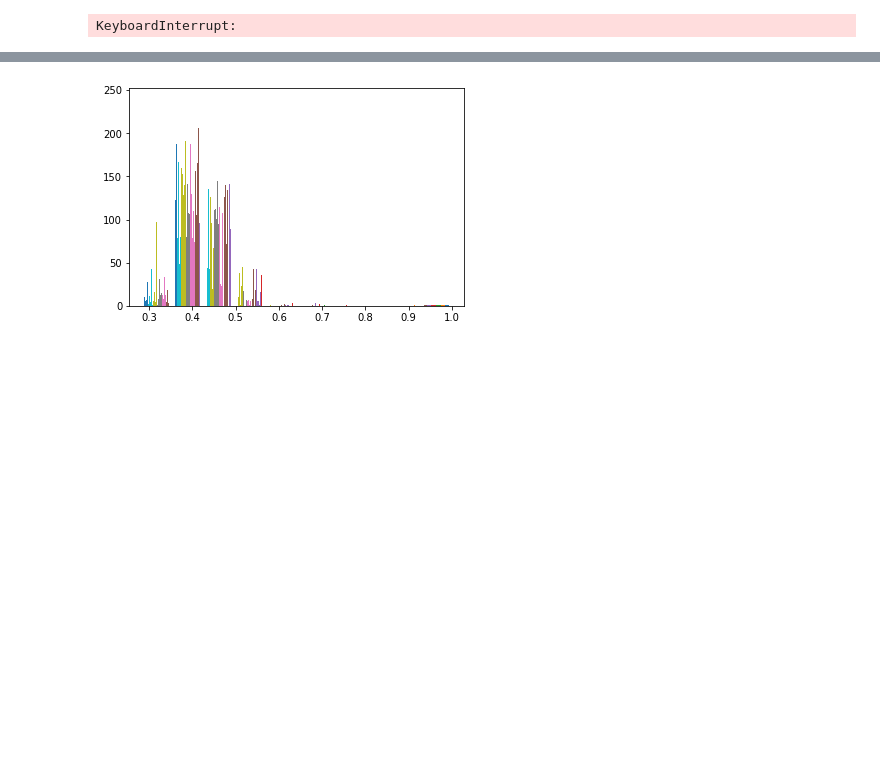
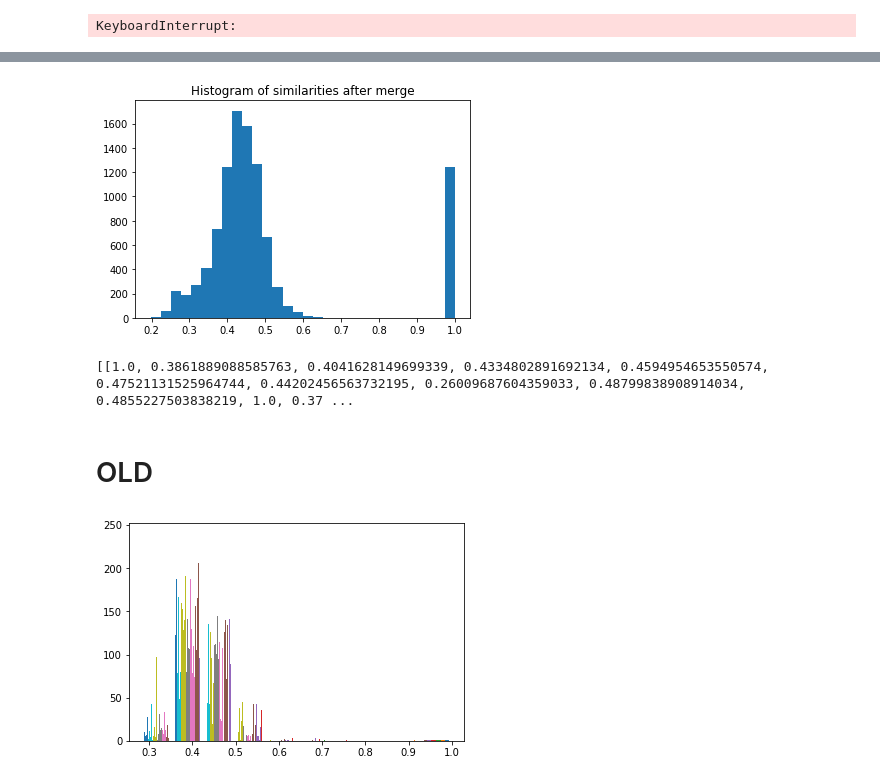
Before and after one commit to patricsteiner/image_clustering, a Jupyter notebook: intelligent_image_clustering.ipynb, the cells around one changed output, grey strips where cells are left out. Saved outputs shown, nothing was run; the diff lists cells and outputs as text; code cells hidden in the pictures; blank space fills up the shorter version.

```diff
--- a/intelligent_image_clustering.ipynb
+++ b/intelligent_image_clustering.ipynb
@@ -280,3 +343,15 @@ KeyboardInterrupt:
+# %%
+plt.figure()
+plt.hist(new_similarity_matrix.ravel(), bins=30)
+plt.title("Histogram of similarities after merge")
+plt.show()
+
+print(new_similarity_matrix.tolist())
+# %% [output]
+[figure, added]
+[[1.0, 0.3861889088585763, 0.4041628149699339, 0.4334802891692134, 0.4594954653550574, 0.47521131525964744, 0.44202456563732195, 0.26009687604359033, 0.48799838908914034, 0.4855227503838219, 1.0, 0.37 ...
+# %% [markdown]
+# OLD
 # %%
 # cluster operations
 def merge(clusters, a, b): #todo could also return similarity/dissimilarity constraints. but what then..?
```
Also changed, not shown: parts of 6 cells of this notebook.
